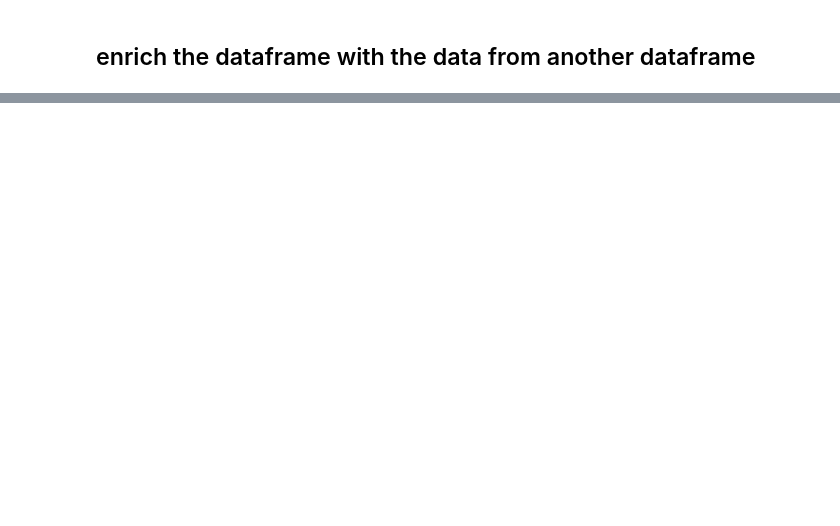
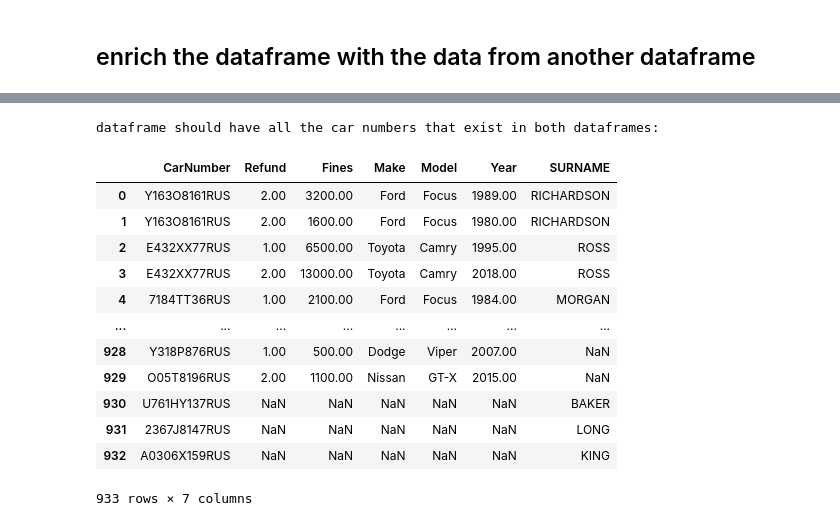
Before and after one commit to senglish42/python_ds, a Jupyter notebook: day05/ex04/enrichment.ipynb, the cells around one changed output, grey strips where cells are left out. Drawn from its saved outputs; the diff is of its cells as text; code cells hidden in the pictures; blank space fills up the shorter version.

```diff
--- a/day05/ex04/enrichment.ipynb
+++ b/day05/ex04/enrichment.ipynb
@@ -145,0 +149,19 @@ owners = pd.concat([owners, new_obs2], axis=0, ignore_index=True)
+# %%
+print("dataframe should have all the car numbers that exist in both dataframes:")
+merge2 =  pd.merge(fines,owners,on='CarNumber', how='outer')
+merge2
+# %% [output]
+dataframe should have all the car numbers that exist in both dataframes:
+|  | CarNumber | Refund | Fines | Make | Model | Year | SURNAME |
+| 0 | Y163O8161RUS | 2.00 | 3200.00 | Ford | Focus | 1989.00 | RICHARDSON |
+| 1 | Y163O8161RUS | 2.00 | 1600.00 | Ford | Focus | 1980.00 | RICHARDSON |
+| 2 | E432XX77RUS | 1.00 | 6500.00 | Toyota | Camry | 1995.00 | ROSS |
+| 3 | E432XX77RUS | 2.00 | 13000.00 | Toyota | Camry | 2018.00 | ROSS |
+| 4 | 7184TT36RUS | 1.00 | 2100.00 | Ford | Focus | 1984.00 | MORGAN |
+| ... | ... | ... | ... | ... | ... | ... | ... |
+| 928 | Y318P876RUS | 1.00 | 500.00 | Dodge | Viper | 2007.00 | NaN |
+| 929 | O05T8196RUS | 2.00 | 1100.00 | Nissan | GT-X | 2015.00 | NaN |
+| 930 | U761HY137RUS | NaN | NaN | NaN | NaN | NaN | BAKER |
+| 931 | 2367J8147RUS | NaN | NaN | NaN | NaN | NaN | LONG |
+| 932 | A0306X159RUS | NaN | NaN | NaN | NaN | NaN | KING |
+933 rows × 7 columns
```
Also changed, not shown: parts of 12 cells of this notebook, 2 other files.
